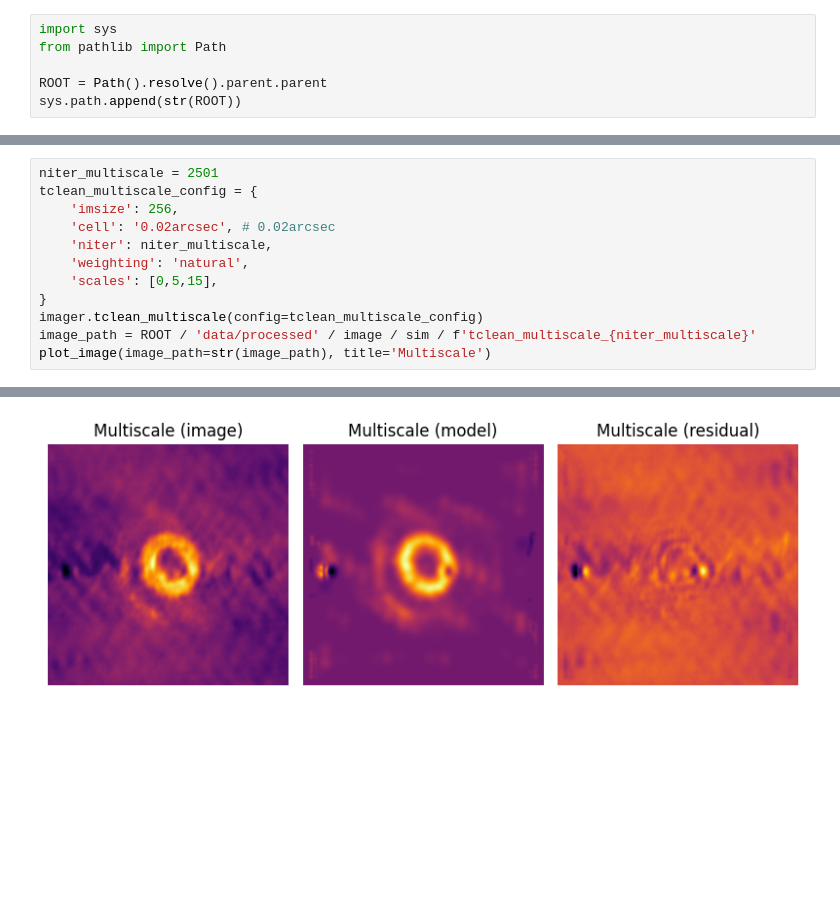
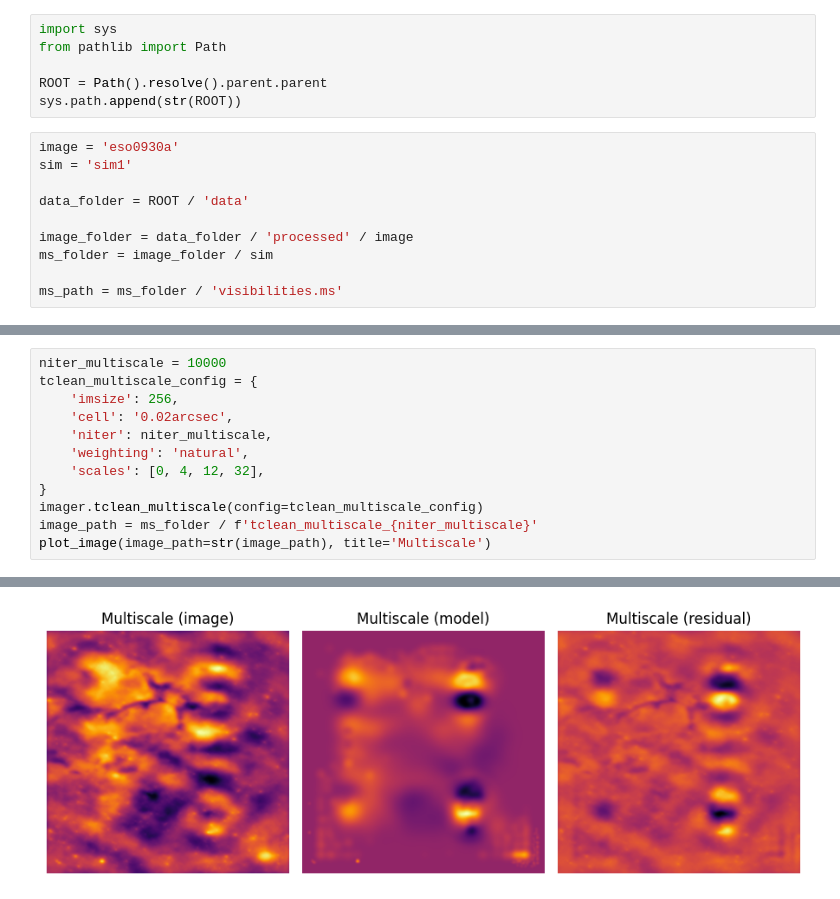
Before and after one commit to Luis-Valenzuela-Concha/AQuaRRAI, a Jupyter notebook: notebooks/preprocess_examples/example_imager.ipynb, the cells around one changed output, grey strips where cells are left out. Drawn from its saved outputs; the diff is of its cells as text; blank space fills up the shorter version.

```diff
--- a/notebooks/preprocess_examples/example_imager.ipynb
+++ b/notebooks/preprocess_examples/example_imager.ipynb
@@ -4,6 +4,16 @@ from pathlib import Path
 
 ROOT = Path().resolve().parent.parent
 sys.path.append(str(ROOT))
+# %%
+image = 'eso0930a'
+sim = 'sim1'
+
+data_folder = ROOT / 'data'
+
+image_folder = data_folder / 'processed' / image
+ms_folder = image_folder / sim
+
+ms_path = ms_folder / 'visibilities.ms'
 # %%
 from src.preprocess.imager import Imager
 from src.utils.plot import plot_image, plot_fits, plot_ms
@@ -43,13 +45,13 @@ plot_image(image_path=str(image_path), title='Hogbom')
 # %%
-niter_multiscale = 2501
+niter_multiscale = 10000
 tclean_multiscale_config = {
     'imsize': 256,
-    'cell': '0.02arcsec', # 0.02arcsec
+    'cell': '0.02arcsec',
     'niter': niter_multiscale,
     'weighting': 'natural',
-    'scales': [0,5,15],
+    'scales': [0, 4, 12, 32],
 }
 imager.tclean_multiscale(config=tclean_multiscale_config)
-image_path = ROOT / 'data/processed' / image / sim / f'tclean_multiscale_{niter_multiscale}'
+image_path = ms_folder / f'tclean_multiscale_{niter_multiscale}'
 plot_image(image_path=str(image_path), title='Multiscale')
 # %% [output]
@@ -56,2 +61,2 @@ plot_image(image_path=str(image_path), title='Multiscale')
-[figure, old version]
+[figure, new version]
 # %%
```
Also changed, not shown: parts of 6 cells of this notebook, 31 other files.
